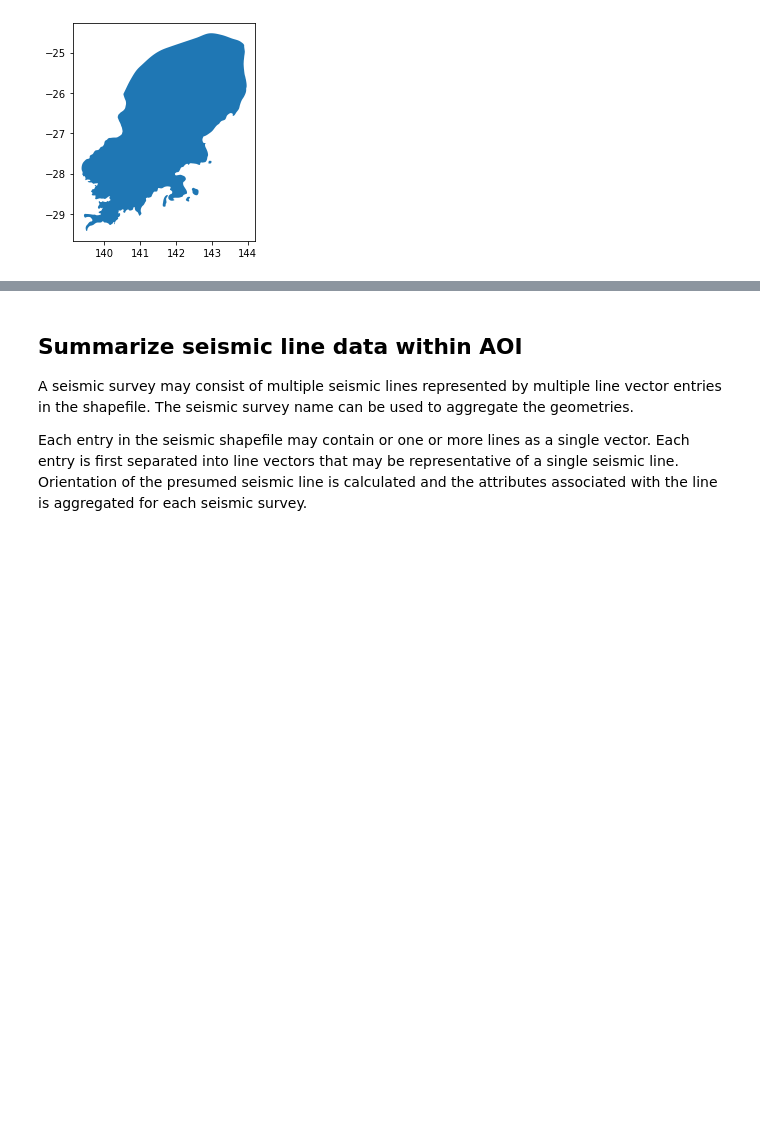
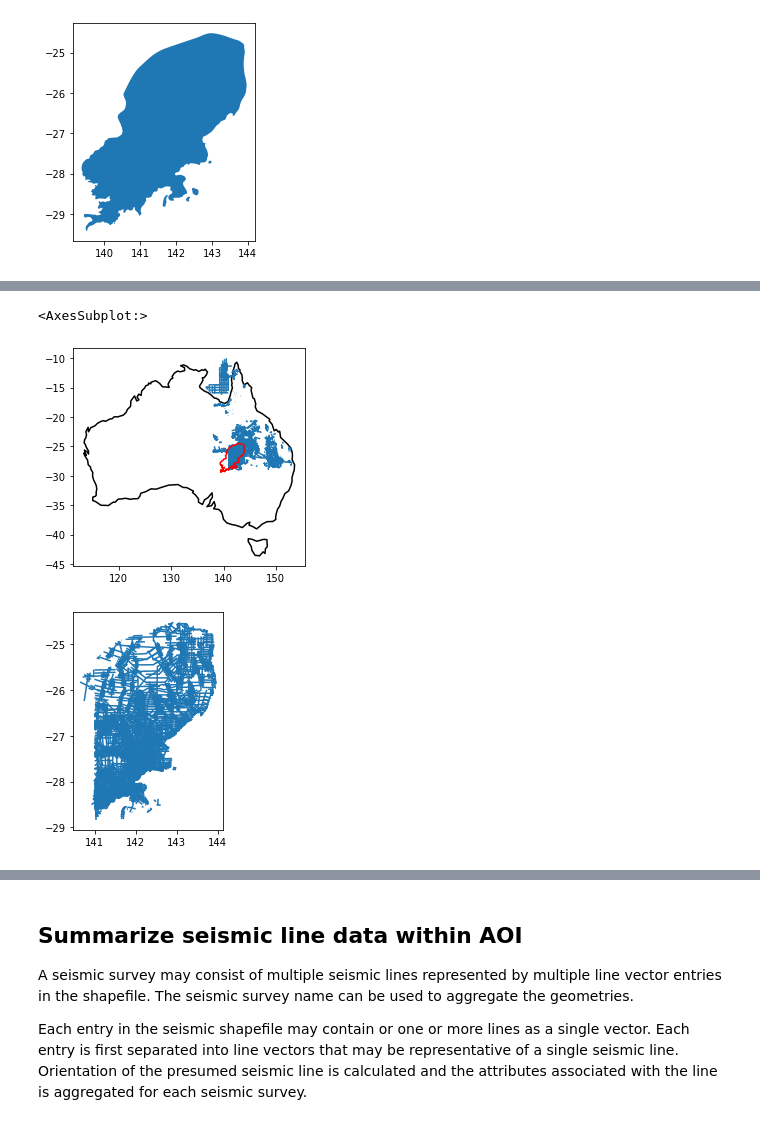
Before and after one commit to cericia/demo, a Jupyter notebook: seismic.ipynb, the cells around one changed output, grey strips where cells are left out. Drawn from its saved outputs; the diff is of its cells as text; code cells hidden in the pictures; blank space fills up the shorter version.

```diff
--- a/seismic.ipynb
+++ b/seismic.ipynb
@@ -124,0 +132,14 @@ seisQD1.plot()
+# %%
+# plot seismic and AOI
+fig,ax = plt.subplots()
+aus.boundary.plot(ax=ax,color='black')
+seis_qld.plot(ax=ax)
+aoi.boundary.plot(ax=ax,color='red')
+
+# Crop seismic to AOI
+seisQD1 = gpd.clip(seis_qld,aoi)
+seisQD1.plot()
+# %% [output]
+<AxesSubplot:>
+[figure, added]
+[figure, added]
```
Also changed, not shown: parts of 8 cells of this notebook.
